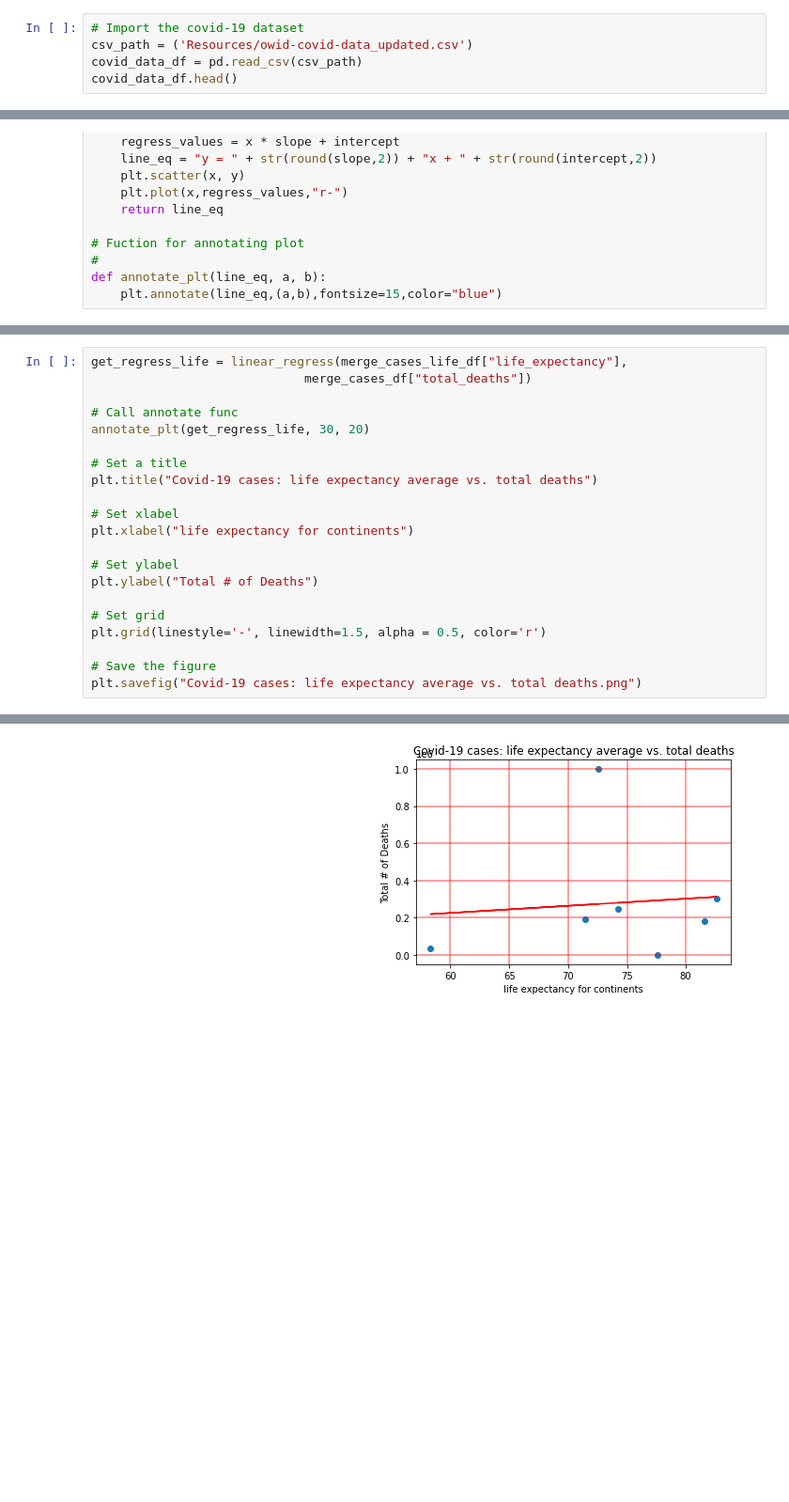
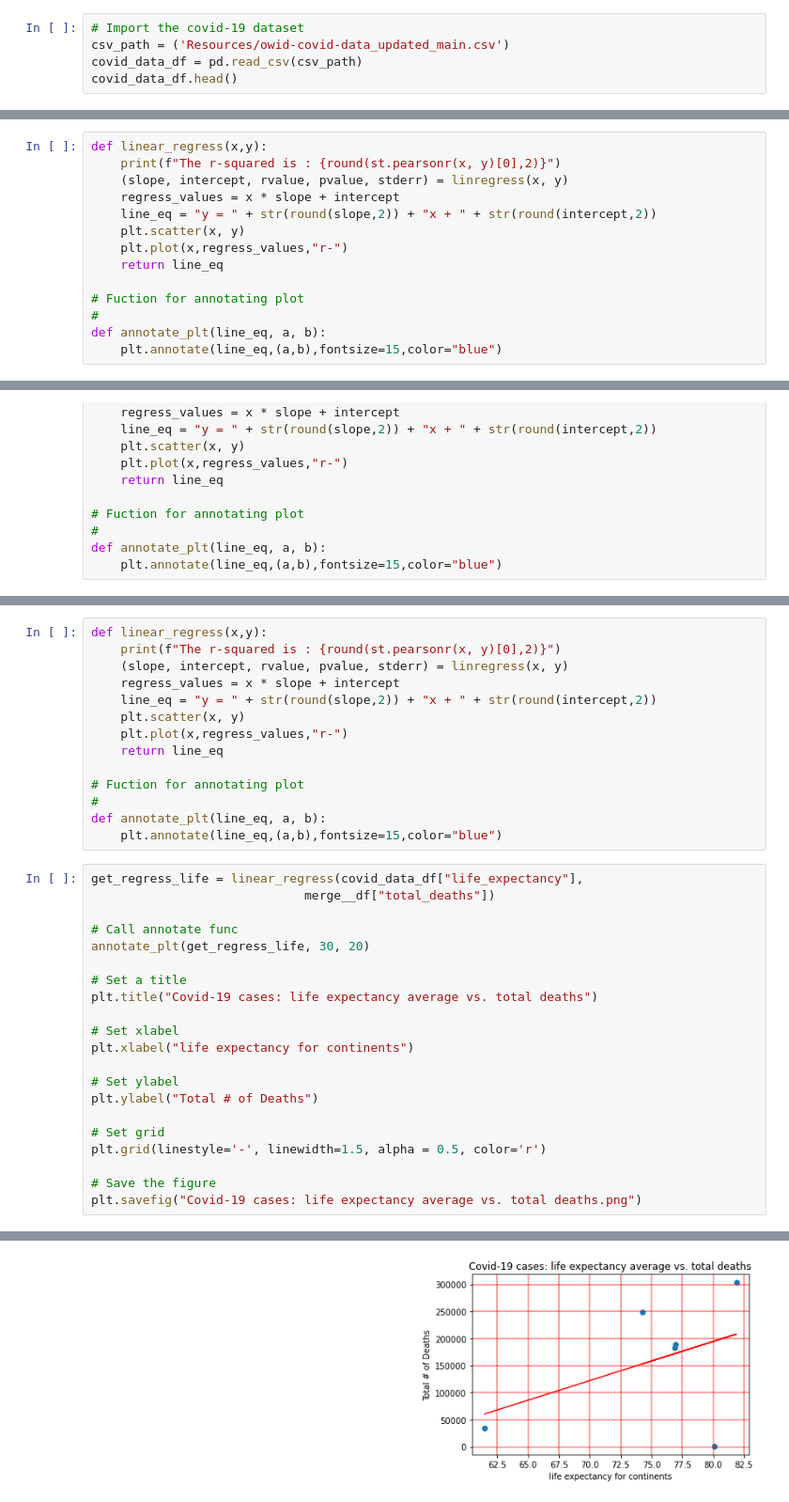
Before and after one commit to jjjdewan/ucb-data-visualization-msgrp-project1-covid-19, a Jupyter notebook: covid-19-project-challenge - sajad.ipynb, the cells around one changed output, grey strips where cells are left out. Shown: that part at 94% size. Saved outputs shown, nothing was run; the diff lists cells and outputs as text; blank space fills up the shorter version.

```diff
--- a/covid-19-project-challenge - sajad.ipynb
+++ b/covid-19-project-challenge - sajad.ipynb
@@ -15,7 +15,7 @@ from pprint import pprint
 from datetime import datetime
 # %%
 # Import the covid-19 dataset
-csv_path = ('Resources/owid-covid-data_updated.csv')
+csv_path = ('Resources/owid-covid-data_updated_main.csv')
 covid_data_df = pd.read_csv(csv_path)
 covid_data_df.head()
 # %% [output]
@@ -26,3 +26,17 @@ covid_data_df.head()
 | 3 | AIA | North America | Anguilla | 9/28/2020 | 3 | 0 | 0.000 | 0 | ... |
 | 4 | ALB | Europe | Albania | 9/28/2020 | 13259 | 106 | 124.857 | 377 | ... |
 5 rows × 41 columns
+# %%
+def linear_regress(x,y):
+    print(f"The r-squared is : {round(st.pearsonr(x, y)[0],2)}")
+    (slope, intercept, rvalue, pvalue, stderr) = linregress(x, y)
+    regress_values = x * slope + intercept
+    line_eq = "y = " + str(round(slope,2)) + "x + " + str(round(intercept,2))
+    plt.scatter(x, y)
+    plt.plot(x,regress_values,"r-")
+    return line_eq
+
+# Fuction for annotating plot
+#
+def annotate_plt(line_eq, a, b):
+    plt.annotate(line_eq,(a,b),fontsize=15,color="blue")
@@ -147,6 +209,20 @@ def annotate_plt(line_eq, a, b):
+# %%
+def linear_regress(x,y):
+    print(f"The r-squared is : {round(st.pearsonr(x, y)[0],2)}")
+    (slope, intercept, rvalue, pvalue, stderr) = linregress(x, y)
+    regress_values = x * slope + intercept
+    line_eq = "y = " + str(round(slope,2)) + "x + " + str(round(intercept,2))
+    plt.scatter(x, y)
+    plt.plot(x,regress_values,"r-")
+    return line_eq
+
+# Fuction for annotating plot
+#
+def annotate_plt(line_eq, a, b):
+    plt.annotate(line_eq,(a,b),fontsize=15,color="blue")
 # %%
-get_regress_life = linear_regress(merge_cases_life_df["life_expectancy"],
-                             merge_cases_df["total_deaths"])
+get_regress_life = linear_regress(covid_data_df["life_expectancy"],
+                             merge__df["total_deaths"])
 
 # Call annotate func
 annotate_plt(get_regress_life, 30, 20)
@@ -170 +246 @@ The r-squared is : 0.09
-[figure, old version]
+[figure, new version]
```
Also changed, not shown: parts of 8 cells of this notebook, 11 other files.
